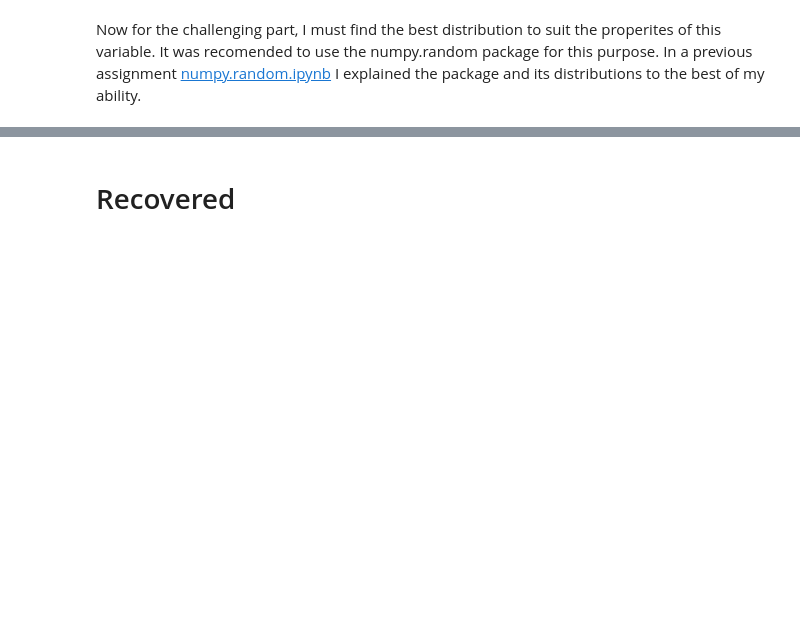
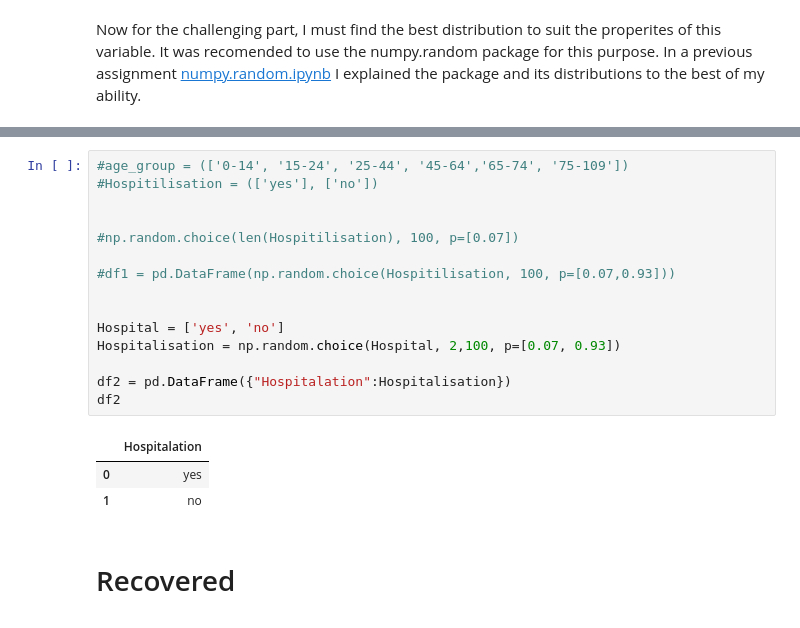
Before and after one commit to AineNicD/simulating-data, a Jupyter notebook: simulating-data.ipynb, the cells around one changed output, grey strips where cells are left out. Saved outputs shown, nothing was run; the diff lists cells and outputs as text; blank space fills up the shorter version.

```diff
--- a/simulating-data.ipynb
+++ b/simulating-data.ipynb
@@ -123,3 +200,22 @@ These statistics are what you would expect as health condions develop with age.
+# %%
+#age_group = (['0-14', '15-24', '25-44', '45-64','65-74', '75-109'])
+#Hospitilisation = (['yes'], ['no'])
+
+
+#np.random.choice(len(Hospitilisation), 100, p=[0.07])
+
+#df1 = pd.DataFrame(np.random.choice(Hospitilisation, 100, p=[0.07,0.93]))
+
+
+Hospital = ['yes', 'no']
+Hospitalisation = np.random.choice(Hospital, 2,100, p=[0.07, 0.93])
+
+df2 = pd.DataFrame({"Hospitalation":Hospitalisation})
+df2
+# %% [output]
+|  | Hospitalation |
+| 0 | yes |
+| 1 | no |
 # %% [markdown]
 # Recovered
 ![recovered.png](attachment:recovered.png)
```
Also changed, not shown: parts of 15 cells of this notebook, 6 other files.
